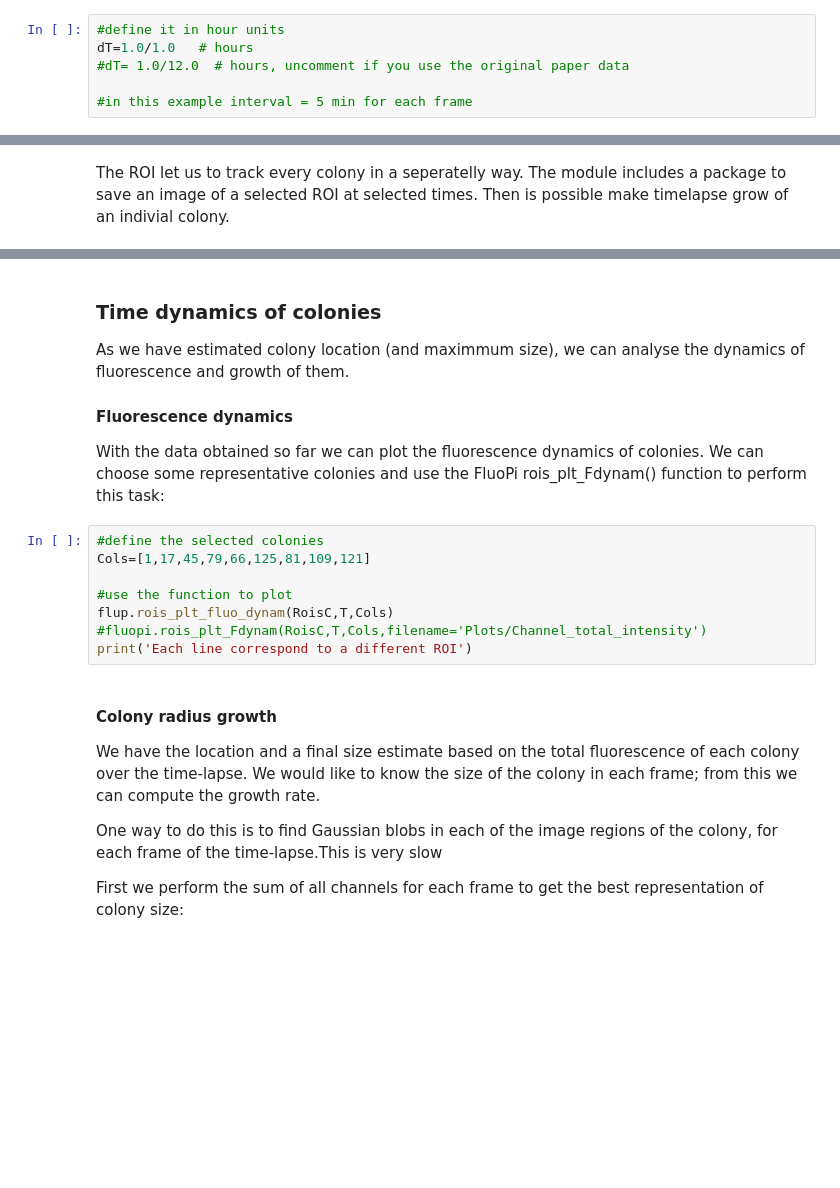
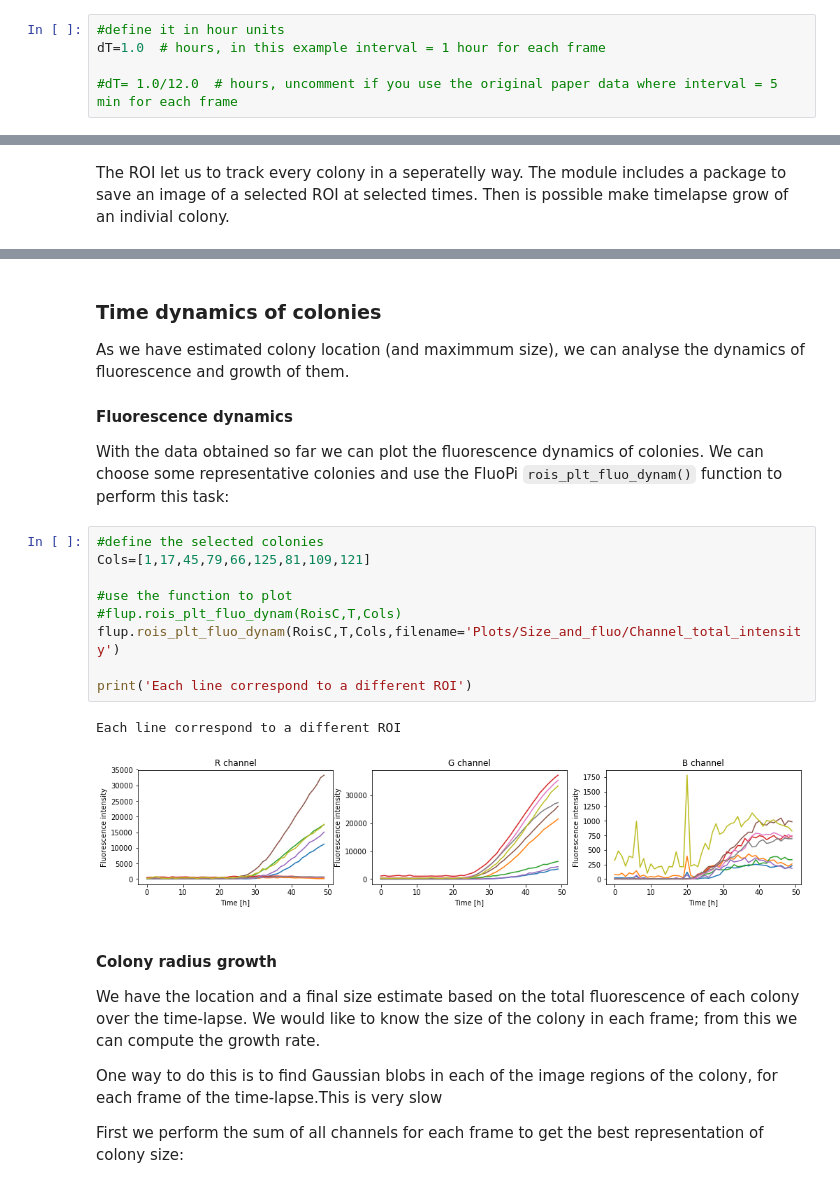
Before and after one commit to RudgeLab/FluoPi, a Jupyter notebook: Examples/Colony_size_and_fluo.ipynb, the cells around one changed output, grey strips where cells are left out. Saved outputs shown, nothing was run; the diff lists cells and outputs as text; blank space fills up the shorter version.

```diff
--- a/Examples/Colony_size_and_fluo.ipynb
+++ b/Examples/Colony_size_and_fluo.ipynb
@@ -58,10 +65,9 @@ channels=['R','G','B']
 Finally is important know the time step value used on the timelapse. It can be known from the python timelapse hardware control code stored on the folder (named 'interval' in the code).
 # %%
 #define it in hour units
-dT=1.0/1.0   # hours
-#dT= 1.0/12.0  # hours, uncomment if you use the original paper data
+dT=1.0  # hours, in this example interval = 1 hour for each frame
 
-#in this example interval = 5 min for each frame
+#dT= 1.0/12.0  # hours, uncomment if you use the original paper data where interval = 5 min for each frame
 # %% [markdown]
 With this, we can construct a **time vector** 'T' for *DataS*
 # %%
@@ -178,15 +250,19 @@ flup.tl_roi(Rois,idx,Times,fname,gridsize=[2,3])
 As we have estimated colony location (and maximmum size), we can analyse the dynamics of fluorescence and growth of them.
 
 #### Fluorescence dynamics
-With the data obtained so far we can plot the fluorescence dynamics of colonies. We can choose some representative colonies and use the FluoPi rois_plt_Fdynam() function to perform this task:
+With the data obtained so far we can plot the fluorescence dynamics of colonies. We can choose some representative colonies and use the FluoPi `rois_plt_fluo_dynam()` function to perform this task:
 # %%
 #define the selected colonies
 Cols=[1,17,45,79,66,125,81,109,121]
 
 #use the function to plot
-flup.rois_plt_fluo_dynam(RoisC,T,Cols)
-#fluopi.rois_plt_Fdynam(RoisC,T,Cols,filename='Plots/Channel_total_intensity')
+#flup.rois_plt_fluo_dynam(RoisC,T,Cols)
+flup.rois_plt_fluo_dynam(RoisC,T,Cols,filename='Plots/Size_and_fluo/Channel_total_intensity')
+
 print('Each line correspond to a different ROI')
+# %% [output]
+Each line correspond to a different ROI
+[figure, added]
 # %% [markdown]
 #### Colony radius growth
 We have the location and a final size estimate based on the total fluorescence of each colony over the time-lapse. We would like to know the size of the colony in each frame; from this we can compute the growth rate.
```
Also changed, not shown: parts of 40 cells of this notebook, 13 other files.
